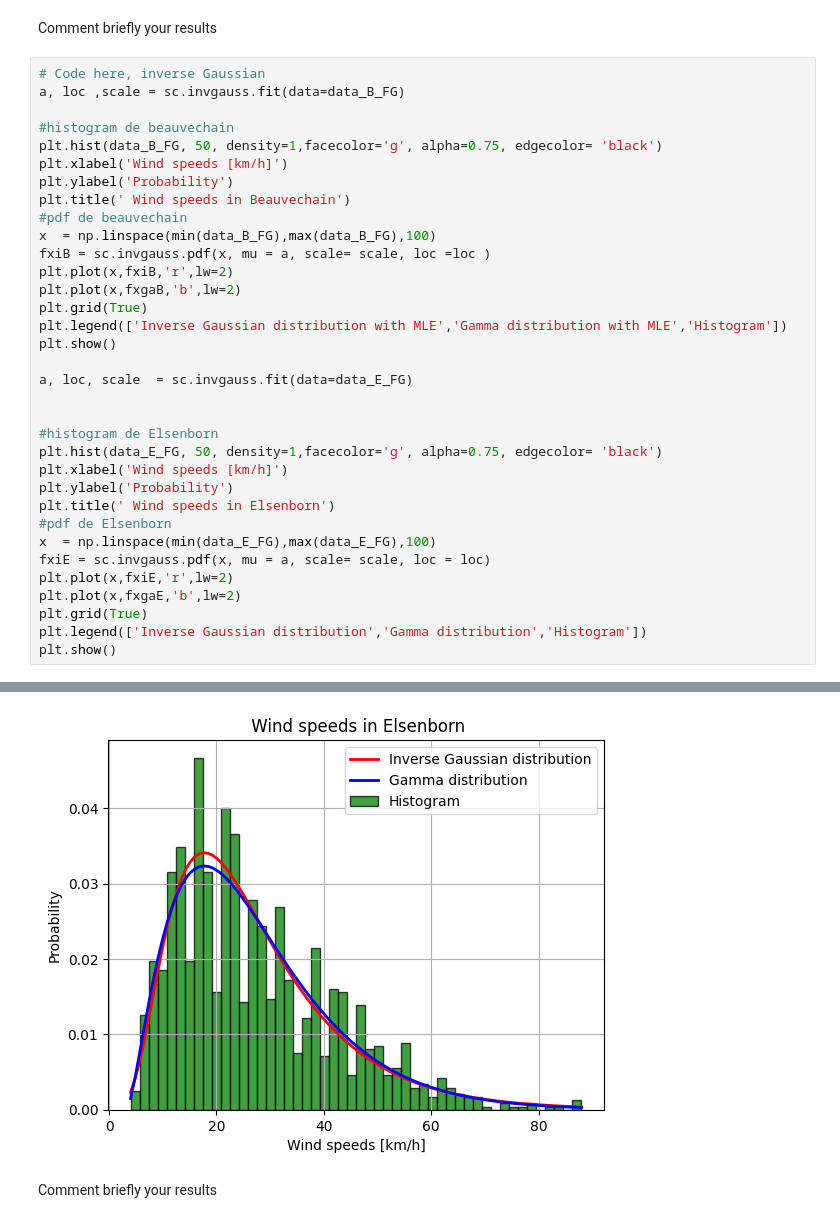
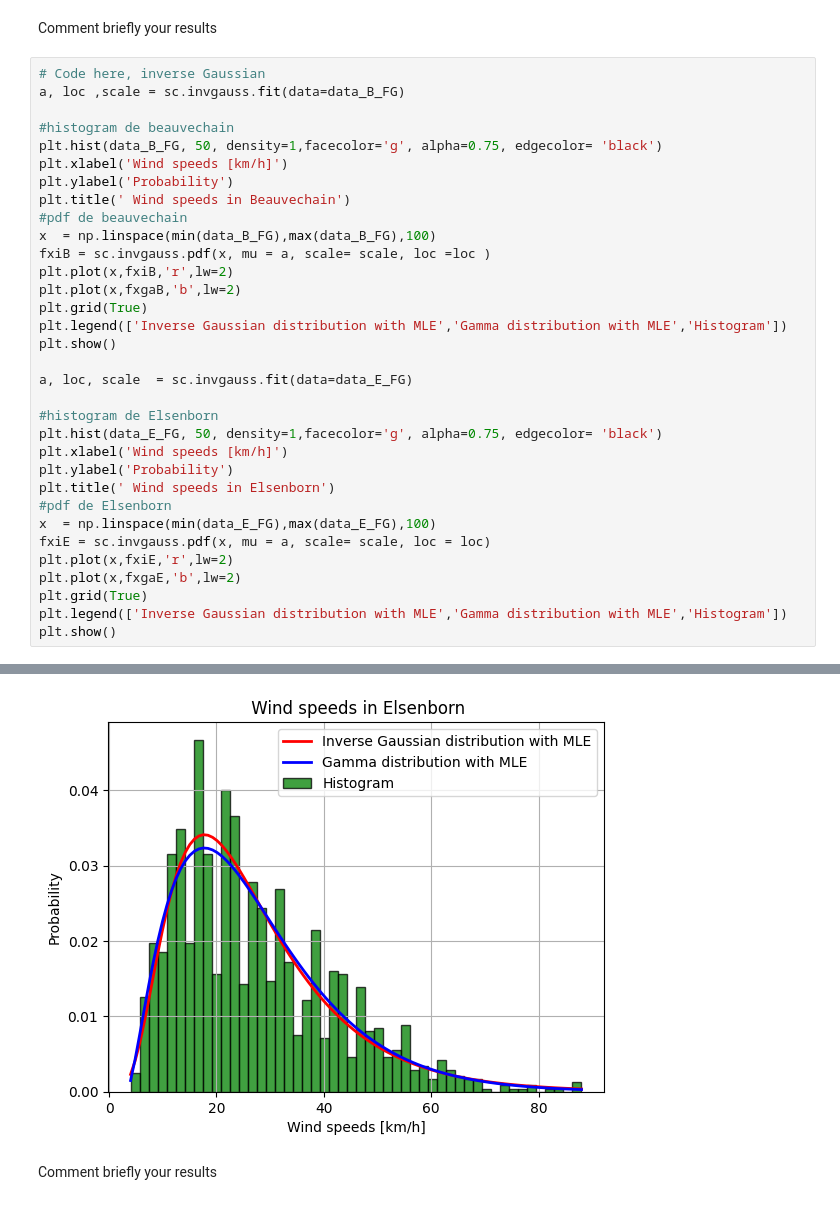
Before and after one commit to Albanedns/Hackathon, a Jupyter notebook: hackathon 1/code/hackathon.ipynb, the cells around one changed output, grey strips where cells are left out. Saved outputs shown, nothing was run; the diff lists cells and outputs as text.

```diff
--- a/hackathon 1/code/hackathon.ipynb
+++ b/hackathon 1/code/hackathon.ipynb
@@ -253,36 +254,35 @@ a, loc ,scale = sc.invgauss.fit(data=data_B_FG)
 #histogram de beauvechain
 plt.hist(data_B_FG, 50, density=1,facecolor='g', alpha=0.75, edgecolor= 'black')
 plt.xlabel('Wind speeds [km/h]')
 plt.ylabel('Probability')
 plt.title(' Wind speeds in Beauvechain')
 #pdf de beauvechain
 x  = np.linspace(min(data_B_FG),max(data_B_FG),100)
 fxiB = sc.invgauss.pdf(x, mu = a, scale= scale, loc =loc )
 plt.plot(x,fxiB,'r',lw=2)
 plt.plot(x,fxgaB,'b',lw=2)
 plt.grid(True)
 plt.legend(['Inverse Gaussian distribution with MLE','Gamma distribution with MLE','Histogram'])
 plt.show()
 
 a, loc, scale  = sc.invgauss.fit(data=data_E_FG)
 
-
 #histogram de Elsenborn
 plt.hist(data_E_FG, 50, density=1,facecolor='g', alpha=0.75, edgecolor= 'black')
 plt.xlabel('Wind speeds [km/h]')
 plt.ylabel('Probability')
 plt.title(' Wind speeds in Elsenborn')
 #pdf de Elsenborn
 x  = np.linspace(min(data_E_FG),max(data_E_FG),100)
 fxiE = sc.invgauss.pdf(x, mu = a, scale= scale, loc = loc)
 plt.plot(x,fxiE,'r',lw=2)
 plt.plot(x,fxgaE,'b',lw=2)
 plt.grid(True)
-plt.legend(['Inverse Gaussian distribution','Gamma distribution','Histogram'])
+plt.legend(['Inverse Gaussian distribution with MLE','Gamma distribution with MLE','Histogram'])
 plt.show()
 # %% [output]
 [figure]
-[figure, old version]
+[figure, new version]
 # %% [markdown]
 Comment briefly your results
 # %% [markdown]
```
Also changed, not shown: parts of 7 cells of this notebook.
